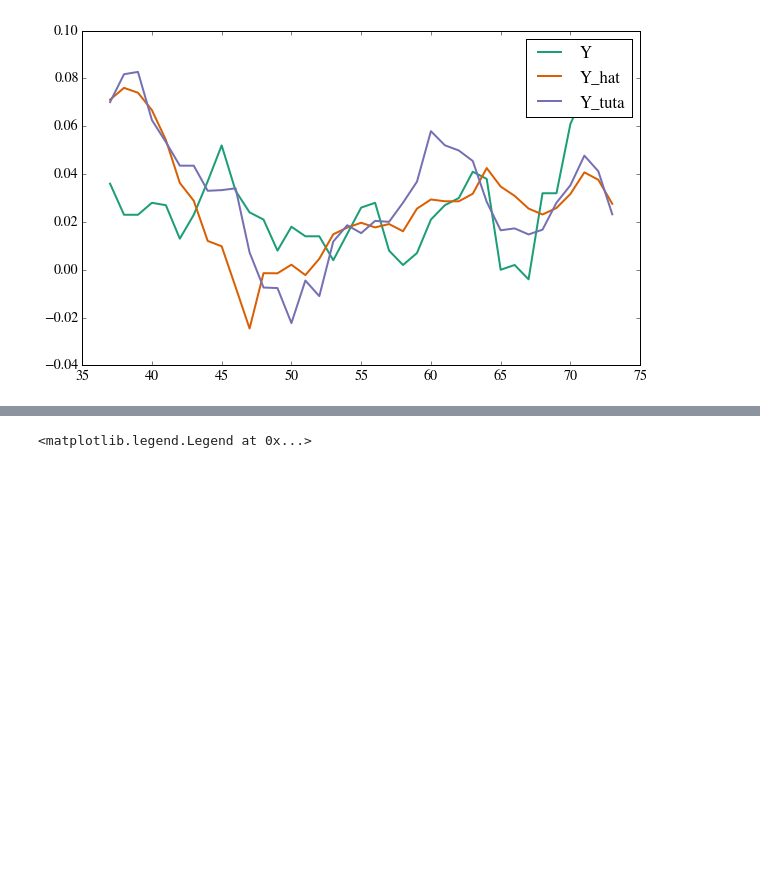
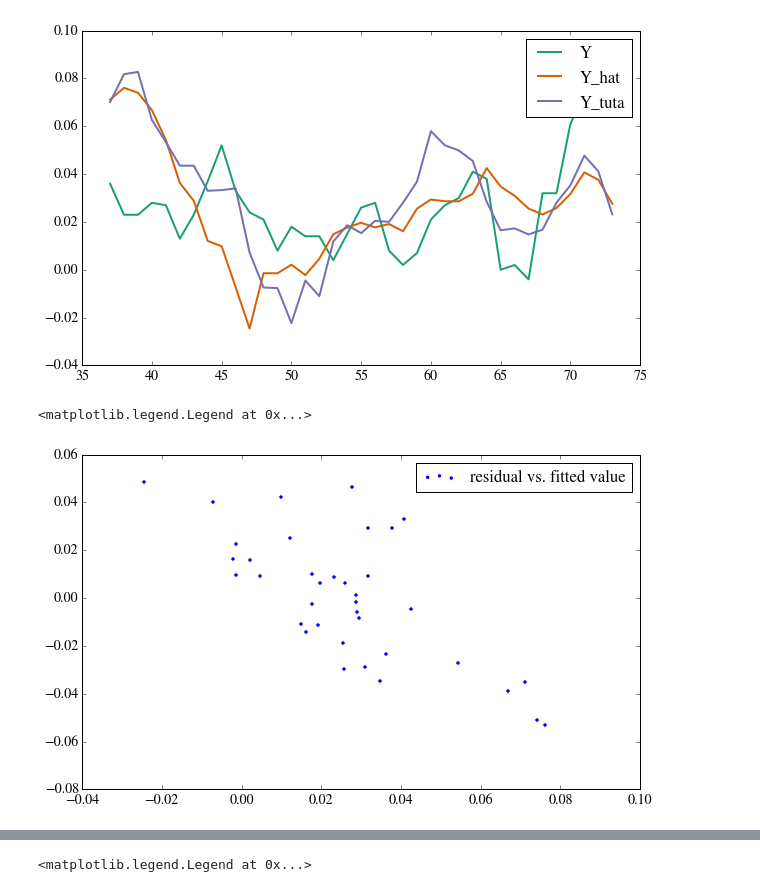
Before and after one commit to DickLeopard/ELP, a Jupyter notebook: backtesting and error correction model.ipynb, the cells around one changed output, grey strips where cells are left out. Drawn from its saved outputs; the diff is of its cells as text; code cells hidden in the pictures; blank space fills up the shorter version.

```diff
--- a/backtesting and error correction model.ipynb
+++ b/backtesting and error correction model.ipynb
@@ -234,3 +234,9 @@ plt.legend()
 # %% [output]
 <matplotlib.legend.Legend at 0x...>
 [figure]
+# %%
+plt.scatter(Y_hat,diff1,label="residual vs. fitted value")
+plt.legend()
+# %% [output]
+<matplotlib.legend.Legend at 0x...>
+[figure, added]
```
Also changed, not shown: parts of 5 cells of this notebook.
